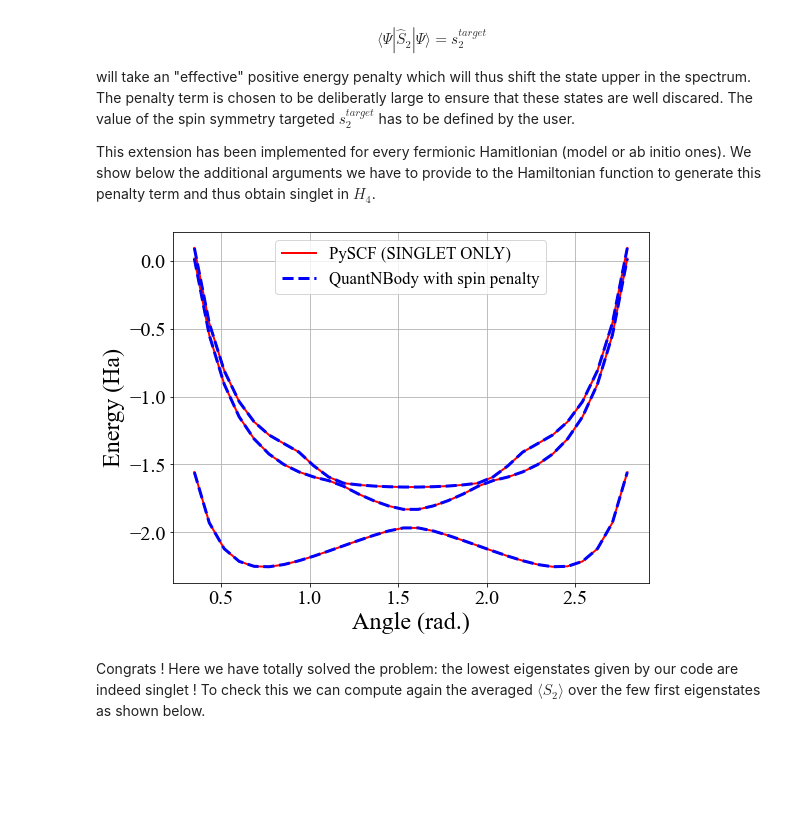
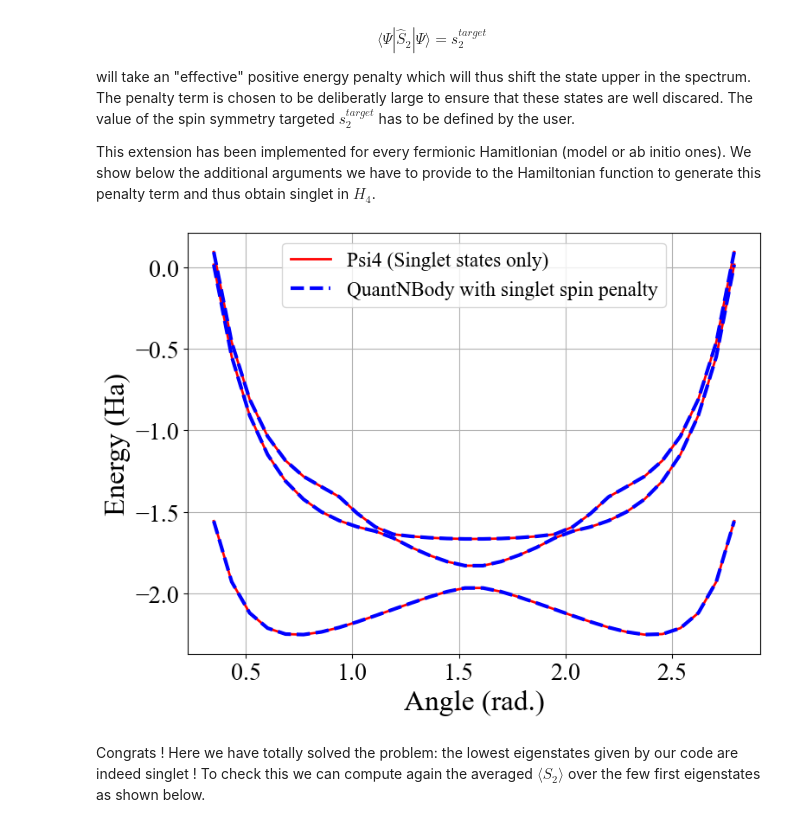
Before and after one commit to SYalouz/QuantNBody, a Jupyter notebook: Tutorials/Tuto_SPIN_AND_AB_INITIO_HAMILTONIANS.ipynb, the cells around one changed output. Saved outputs shown, nothing was run; the diff lists cells and outputs as text; code cells hidden in the pictures; blank space fills up the shorter version.

```diff
--- a/Tutorials/Tuto_SPIN_AND_AB_INITIO_HAMILTONIANS.ipynb
+++ b/Tutorials/Tuto_SPIN_AND_AB_INITIO_HAMILTONIANS.ipynb
@@ -123,22 +118,20 @@ plt.rc('lines', linewidth='2')
 fig, ( ax1 ) = plt.subplots( nrows=1, ncols=1, figsize=(8, 6)  )
 for i in range(3):
     if i ==0:
-        ax1.plot( list_theta, Energies_FCI[:,i], color='red' , label='PySCF (SINGLET ONLY)' )
+        ax1.plot( list_theta, Energies_FCI[:,i], color='red' , label='Psi4 (Single states only)' )
     else:
         ax1.plot( list_theta, Energies_FCI[:,i], color='red'   )
 for i in range(9):
     if i ==0:
-        ax1.plot( list_theta, Energies_FCI_me[:,i], color='blue', ls='--', lw=3 , label='QuantNBody package'    )
+        ax1.plot( list_theta, Energies_FCI_QNB[:,i], color='blue', ls='--', lw=3 , label='QuantNBody package'    )
     else:
-        ax1.plot( list_theta, Energies_FCI_me[:,i], color='blue', ls='--', lw=3   )
+        ax1.plot( list_theta, Energies_FCI_QNB[:,i], color='blue', ls='--', lw=3   )
+
 ax1.grid()
-
-
 ax1.set_ylabel('Energy (Ha)', size=24)
 ax1.set_xlabel('Angle (rad.)', size=24)
 ax1.legend(fontsize='large', ncol=1)
 
 plt.tight_layout()
-
 plt.show()
 # %% [output]
@@ -282,37 +242,37 @@ for theta in (list_theta):
 # %%
 import matplotlib.pyplot as plt
 
 plt.rc('font',  family='serif')
 plt.rc('font',  serif='Times New Roman')
 plt.rc('font',  size='14')
 plt.rc('xtick', labelsize='x-large')
 plt.rc('ytick', labelsize='x-large')
 plt.rc('lines', linewidth='2')
 
 # Plotting the resulting energies
 fig, ( ax1 ) = plt.subplots( nrows=1, ncols=1, figsize=(8, 6)  )
 for i in range(3):
     if i ==0:
-        ax1.plot( list_theta, Energies_FCI[:,i], color='red' , label='PySCF (SINGLET ONLY)' )
+        ax1.plot( list_theta, Energies_FCI[:,i], color='red' , label='Psi4 (Singlet states only)' )
     else:
         ax1.plot( list_theta, Energies_FCI[:,i], color='red'   )
 for i in range(3):
     if i ==0:
-        ax1.plot( list_theta, Energies_FCI_me[:,i], color='blue', ls='--' , lw=3, label='QuantNBody with spin penalty'    )
+        ax1.plot( list_theta, Energies_FCI_QNB[:,i], color='blue', ls='--' , lw=3, label='QuantNBody with singlet spin penalty'    )
     else:
-        ax1.plot( list_theta, Energies_FCI_me[:,i], color='blue', ls='--' , lw=3  )
+        ax1.plot( list_theta, Energies_FCI_QNB[:,i], color='blue', ls='--' , lw=3  )
 
 ax1.grid()
 
 ax1.set_ylabel('Energy (Ha)', size=24)
 ax1.set_xlabel('Angle (rad.)', size=24)
 ax1.legend(fontsize='large', ncol=1)
 
 plt.tight_layout()
 
 plt.show()
 # %% [output]
-[figure, old version]
+[figure, new version]
 # %% [markdown]
 Congrats ! Here we have totally solved the problem: the lowest eigenstates given by our code are indeed singlet ! To check this we can compute again the averaged $\langle S_2 \rangle$ over the few first eigenstates as shown below.
 # %%
```
Also changed, not shown: parts of 6 cells of this notebook, 1 other file.
